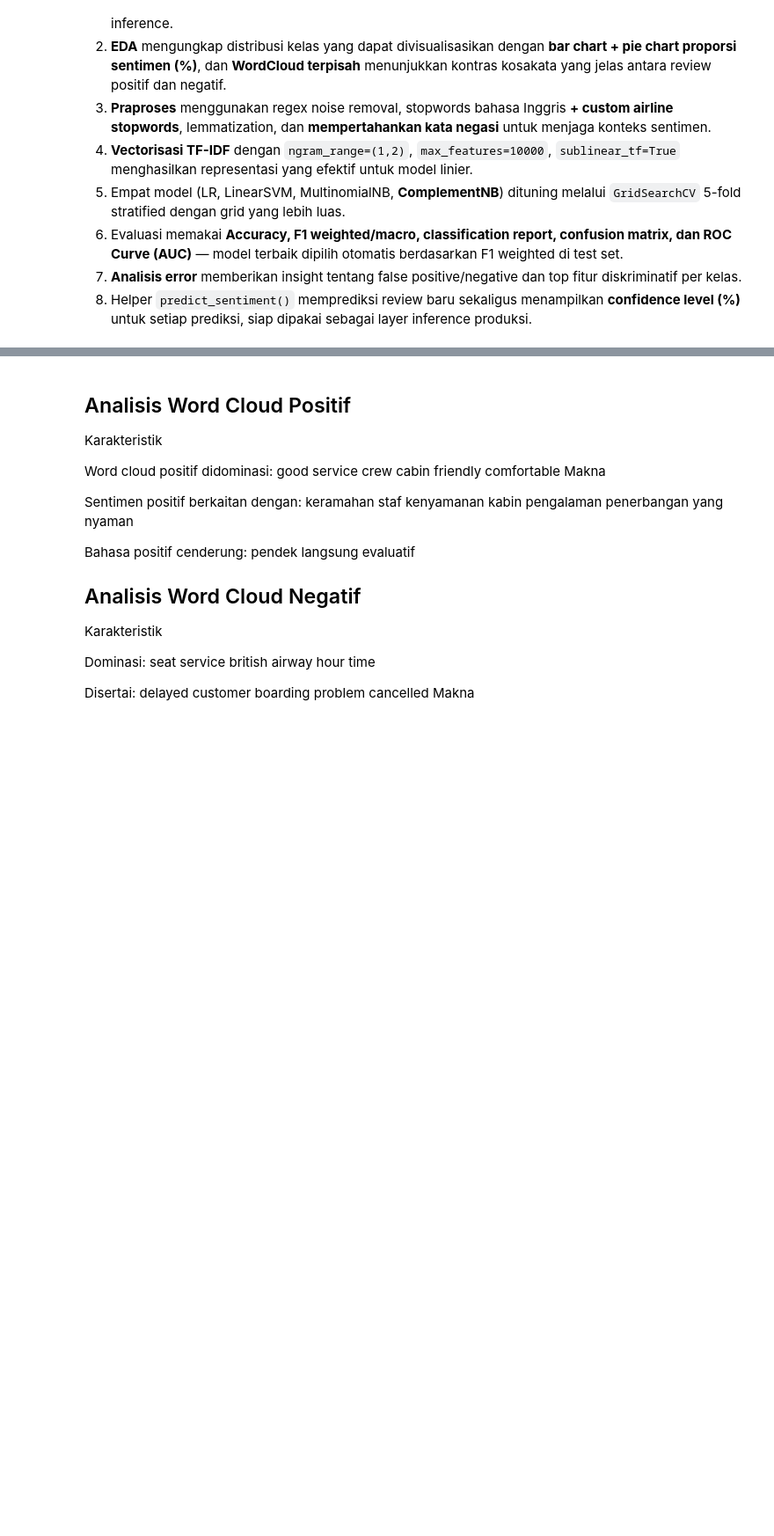
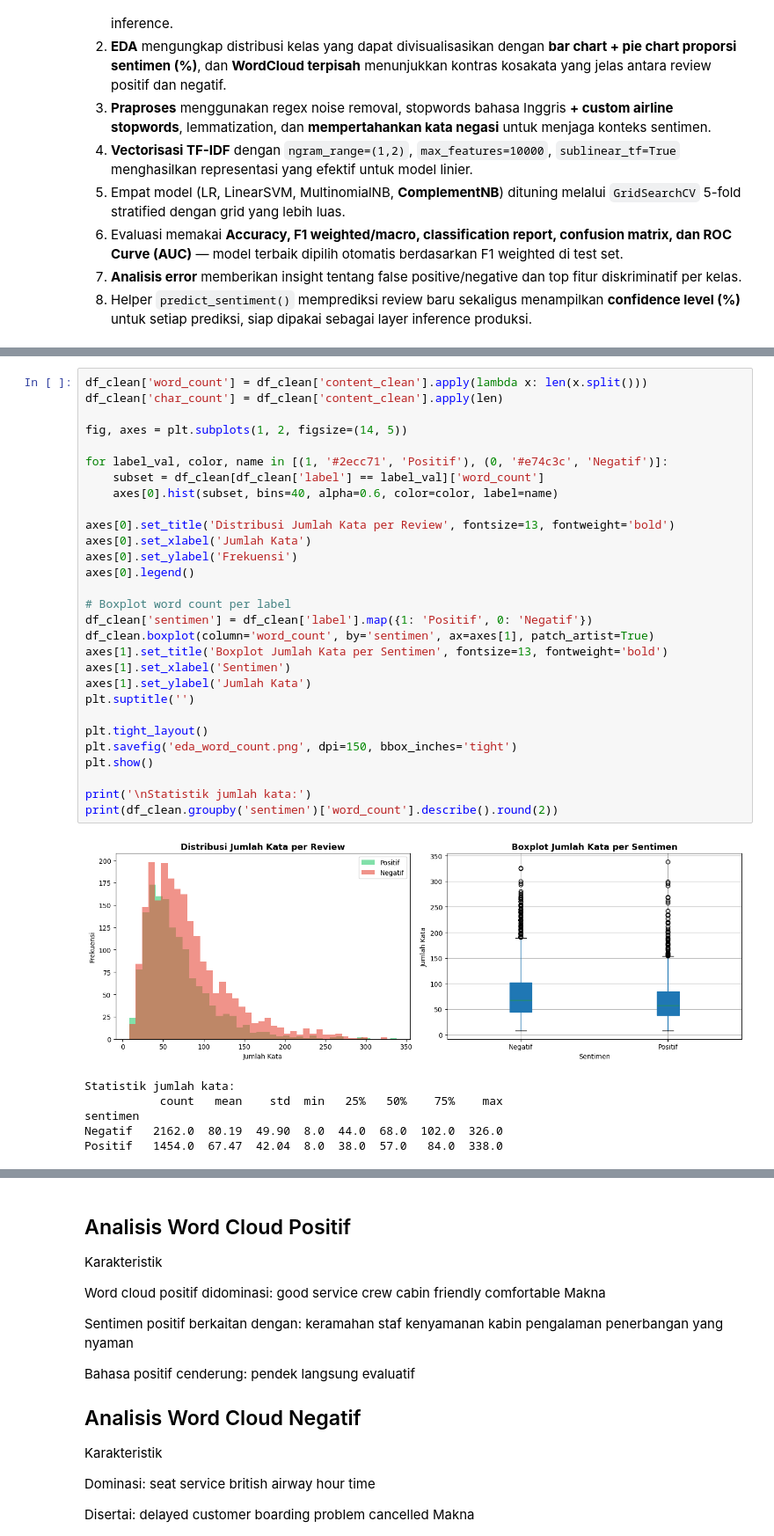
Before and after one commit to sarahreiaisyah/TextMining_Kelompok-8, a Jupyter notebook: TEXT_MINING8.ipynb, the cells around one changed output, grey strips where cells are left out. Shown at 88% size. Saved outputs shown, nothing was run; the diff lists cells and outputs as text; blank space fills up the shorter version.

```diff
--- a/TEXT_MINING8.ipynb
+++ b/TEXT_MINING8.ipynb
@@ -1133,0 +1201,36 @@ Dari analisis error: kesalahan tipikal adalah review *campuran* ("good food **bu
+# %%
+df_clean['word_count'] = df_clean['content_clean'].apply(lambda x: len(x.split()))
+df_clean['char_count'] = df_clean['content_clean'].apply(len)
+
+fig, axes = plt.subplots(1, 2, figsize=(14, 5))
+
+for label_val, color, name in [(1, '#2ecc71', 'Positif'), (0, '#e74c3c', 'Negatif')]:
+    subset = df_clean[df_clean['label'] == label_val]['word_count']
+    axes[0].hist(subset, bins=40, alpha=0.6, color=color, label=name)
+
+axes[0].set_title('Distribusi Jumlah Kata per Review', fontsize=13, fontweight='bold')
+axes[0].set_xlabel('Jumlah Kata')
+axes[0].set_ylabel('Frekuensi')
+axes[0].legend()
+
+# Boxplot word count per label
+df_clean['sentimen'] = df_clean['label'].map({1: 'Positif', 0: 'Negatif'})
+df_clean.boxplot(column='word_count', by='sentimen', ax=axes[1], patch_artist=True)
+axes[1].set_title('Boxplot Jumlah Kata per Sentimen', fontsize=13, fontweight='bold')
+axes[1].set_xlabel('Sentimen')
+axes[1].set_ylabel('Jumlah Kata')
+plt.suptitle('')
+
+plt.tight_layout()
+plt.savefig('eda_word_count.png', dpi=150, bbox_inches='tight')
+plt.show()
+
+print('\nStatistik jumlah kata:')
+print(df_clean.groupby('sentimen')['word_count'].describe().round(2))
+# %% [output]
+[figure, added]
+Statistik jumlah kata:
+           count   mean    std  min   25%   50%    75%    max
+sentimen
+Negatif   2162.0  80.19  49.90  8.0  44.0  68.0  102.0  326.0
+Positif   1454.0  67.47  42.04  8.0  38.0  57.0   84.0  338.0
```
Also changed, not shown: parts of 20 cells of this notebook.
